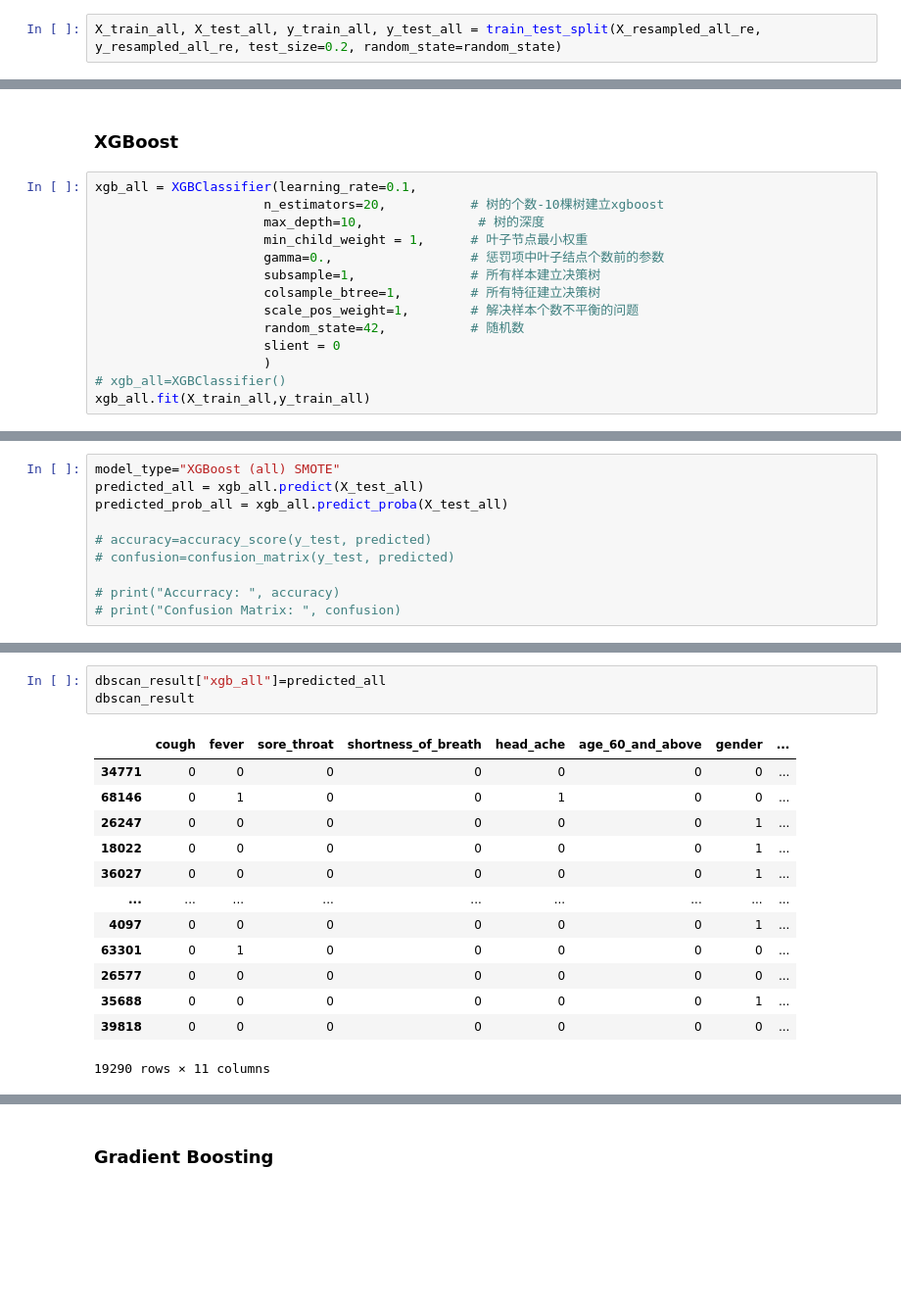
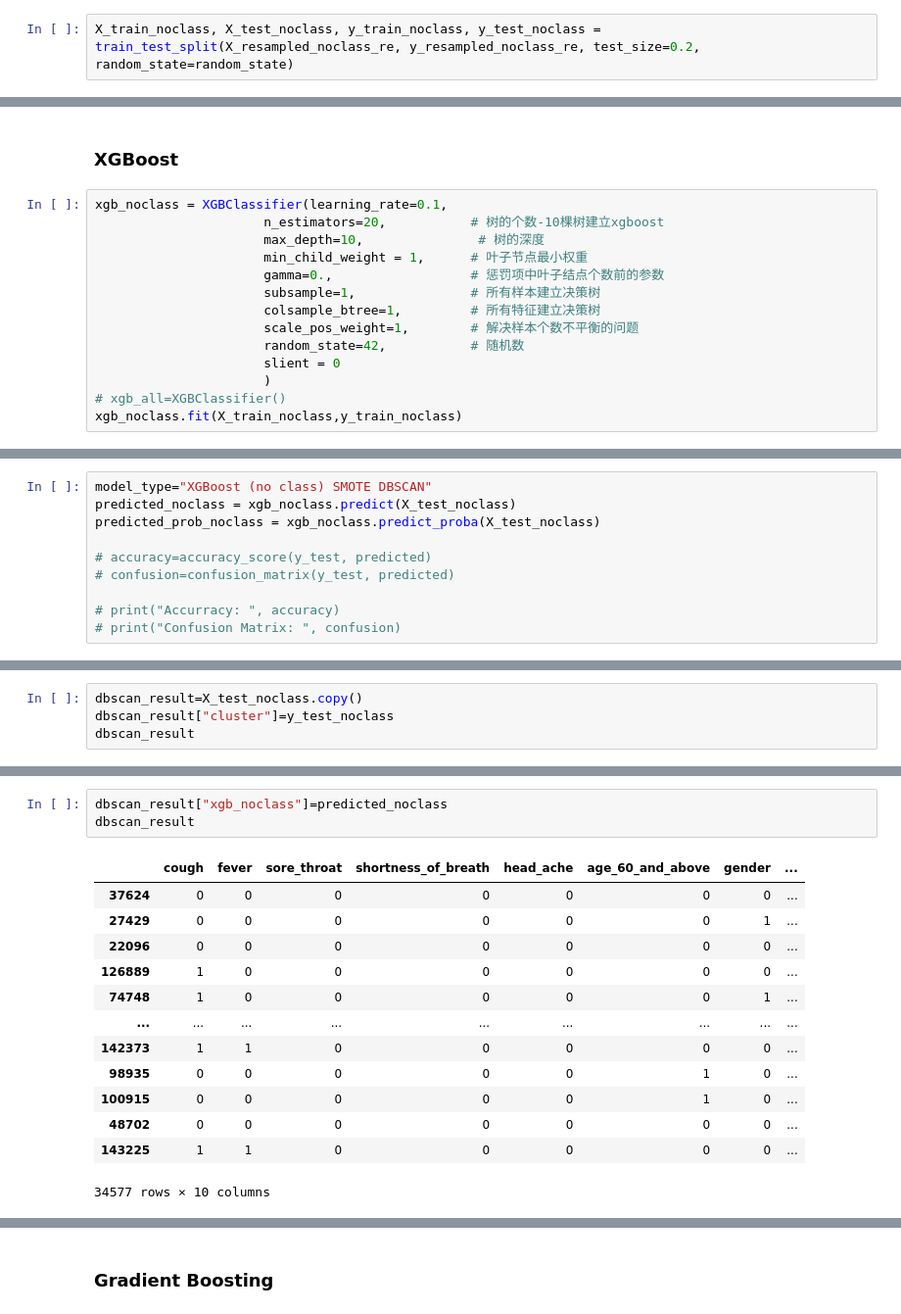
Before and after one commit to oraclekaia/DM_hw2, a Jupyter notebook: clustering_covid.ipynb, the cells around one changed output, grey strips where cells are left out. Shown at 98% size. Saved outputs shown, nothing was run; the diff lists cells and outputs as text; blank space fills up the shorter version.

```diff
--- a/clustering_covid.ipynb
+++ b/clustering_covid.ipynb
@@ -873,2 +1375,2 @@ print(sorted(Counter(y_resampled_all_re).items()))
 # %%
-X_train_all, X_test_all, y_train_all, y_test_all = train_test_split(X_resampled_all_re, y_resampled_all_re, test_size=0.2, random_state=random_state)
+X_train_noclass, X_test_noclass, y_train_noclass, y_test_noclass = train_test_split(X_resampled_noclass_re, y_resampled_noclass_re, test_size=0.2, random_state=random_state)
@@ -891,7 +1393,7 @@ X_test_all
 # %% [markdown]
 ### XGBoost
 # %%
-xgb_all = XGBClassifier(learning_rate=0.1,
+xgb_noclass = XGBClassifier(learning_rate=0.1,
                       n_estimators=20,           # 树的个数-10棵树建立xgboost
                       max_depth=10,               # 树的深度
                       min_child_weight = 1,      # 叶子节点最小权重
@@ -903,5 +1405,5 @@ xgb_all = XGBClassifier(learning_rate=0.1,
                       slient = 0
                       )
 # xgb_all=XGBClassifier()
-xgb_all.fit(X_train_all,y_train_all)
+xgb_noclass.fit(X_train_noclass,y_train_noclass)
 # %% [output]
@@ -927,7 +1429,7 @@ XGBClassifier(base_score=0.5, booster='gbtree', colsample_btree=1,
 # %%
-model_type="XGBoost (all) SMOTE"
-predicted_all = xgb_all.predict(X_test_all)
-predicted_prob_all = xgb_all.predict_proba(X_test_all)
+model_type="XGBoost (no class) SMOTE DBSCAN"
+predicted_noclass = xgb_noclass.predict(X_test_noclass)
+predicted_prob_noclass = xgb_noclass.predict_proba(X_test_noclass)
 
 # accuracy=accuracy_score(y_test, predicted)
 # confusion=confusion_matrix(y_test, predicted)
@@ -956,0 +1439,4 @@ X_test_all
+# %%
+dbscan_result=X_test_noclass.copy()
+dbscan_result["cluster"]=y_test_noclass
+dbscan_result
@@ -957,17 +1457,17 @@ X_test_all
 # %%
-dbscan_result["xgb_all"]=predicted_all
+dbscan_result["xgb_noclass"]=predicted_noclass
 dbscan_result
 # %% [output]
 |  | cough | fever | sore_throat | shortness_of_breath | head_ache | age_60_and_above | gender | ... |
-| 34771 | 0 | 0 | 0 | 0 | 0 | 0 | 0 | ... |
-| 68146 | 0 | 1 | 0 | 0 | 1 | 0 | 0 | ... |
-| 26247 | 0 | 0 | 0 | 0 | 0 | 0 | 1 | ... |
-| 18022 | 0 | 0 | 0 | 0 | 0 | 0 | 1 | ... |
-| 36027 | 0 | 0 | 0 | 0 | 0 | 0 | 1 | ... |
+| 37624 | 0 | 0 | 0 | 0 | 0 | 0 | 0 | ... |
+| 27429 | 0 | 0 | 0 | 0 | 0 | 0 | 1 | ... |
+| 22096 | 0 | 0 | 0 | 0 | 0 | 0 | 0 | ... |
+| 126889 | 1 | 0 | 0 | 0 | 0 | 0 | 0 | ... |
+| 74748 | 1 | 0 | 0 | 0 | 0 | 0 | 1 | ... |
 | ... | ... | ... | ... | ... | ... | ... | ... | ... |
-| 4097 | 0 | 0 | 0 | 0 | 0 | 0 | 1 | ... |
-| 63301 | 0 | 1 | 0 | 0 | 0 | 0 | 0 | ... |
-| 26577 | 0 | 0 | 0 | 0 | 0 | 0 | 0 | ... |
-| 35688 | 0 | 0 | 0 | 0 | 0 | 0 | 1 | ... |
-| 39818 | 0 | 0 | 0 | 0 | 0 | 0 | 0 | ... |
+| 142373 | 1 | 1 | 0 | 0 | 0 | 0 | 0 | ... |
+| 98935 | 0 | 0 | 0 | 0 | 0 | 1 | 0 | ... |
+| 100915 | 0 | 0 | 0 | 0 | 0 | 1 | 0 | ... |
+| 48702 | 0 | 0 | 0 | 0 | 0 | 0 | 0 | ... |
+| 143225 | 1 | 1 | 0 | 0 | 0 | 0 | 0 | ... |
-19290 rows × 11 columns
+34577 rows × 10 columns
```
Also changed, not shown: parts of 67 cells of this notebook.
